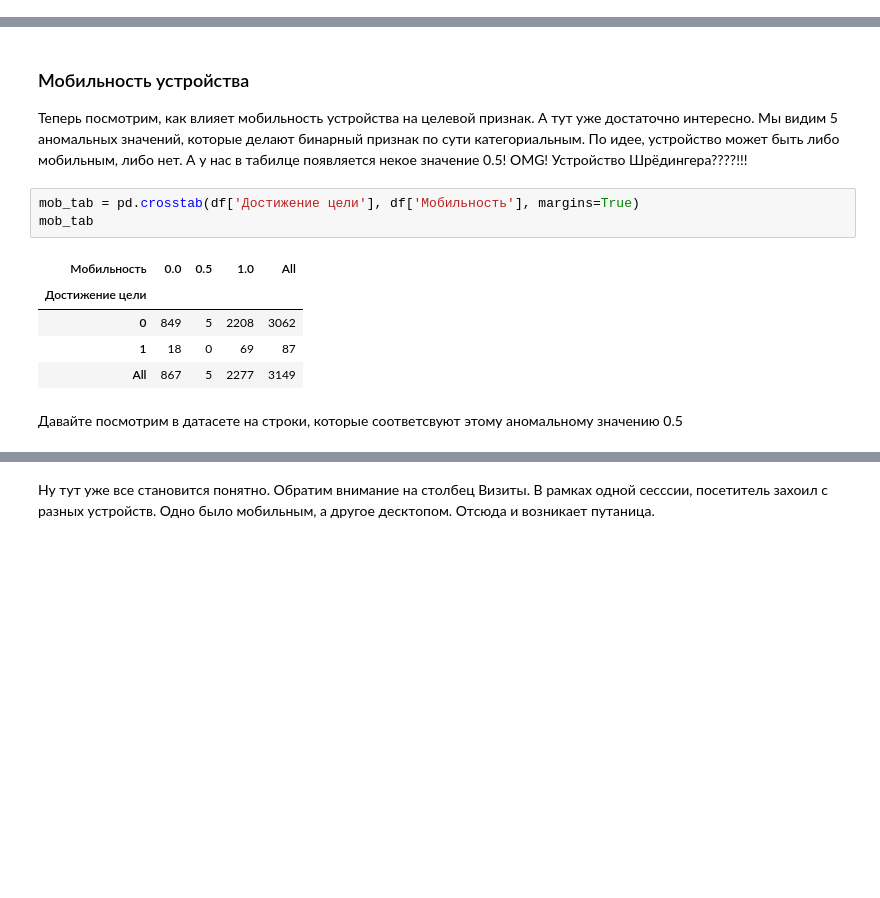
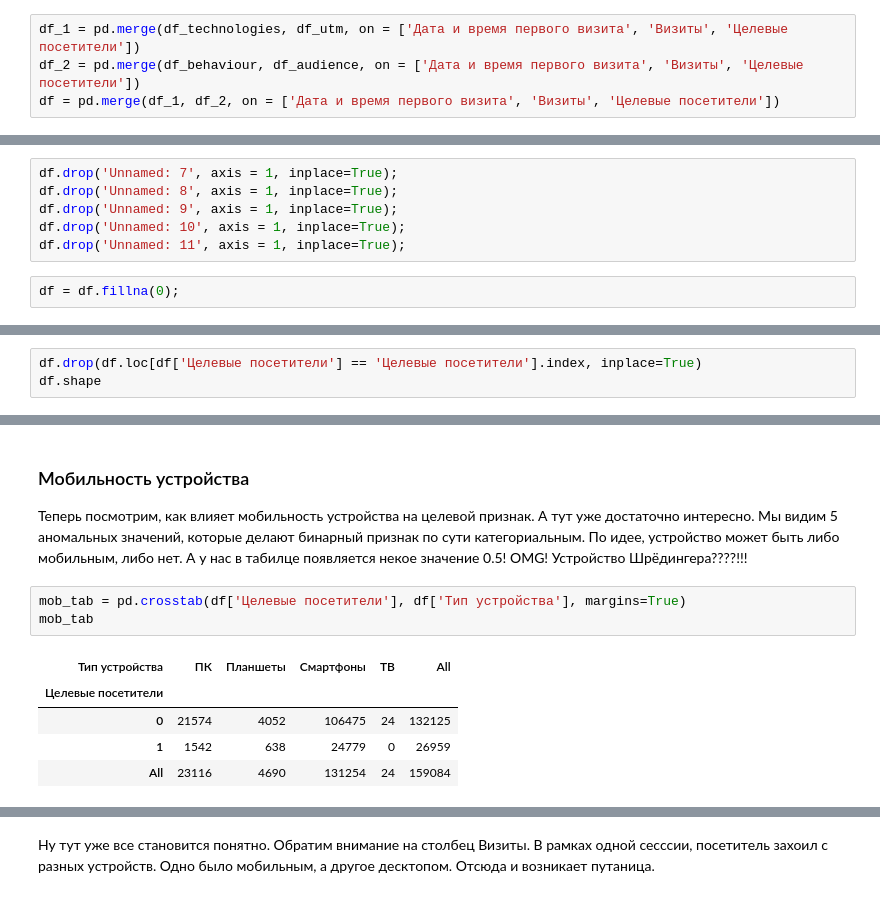
Before and after one commit to maxsaprykin/ind_project, a Jupyter notebook: Определение факторов, влияющих на выполнение целевого действия посетителем интернет-страницы.ipynb, the cells around one changed output, grey strips where cells are left out. Saved outputs shown, nothing was run; the diff lists cells and outputs as text; blank space fills up the shorter version.

```diff
--- a/Определение факторов, влияющих на выполнение целевого действия посетителем интернет-страницы.ipynb
+++ b/Определение факторов, влияющих на выполнение целевого действия посетителем интернет-страницы.ipynb
@@ -142,3 +156,7 @@ df = pd.read_excel('data/data.xlsx')
+# %%
+df_1 = pd.merge(df_technologies, df_utm, on = ['Дата и время первого визита', 'Визиты', 'Целевые посетители'])
+df_2 = pd.merge(df_behaviour, df_audience, on = ['Дата и время первого визита', 'Визиты', 'Целевые посетители'])
+df = pd.merge(df_1, df_2, on = ['Дата и время первого визита', 'Визиты', 'Целевые посетители'])
 # %%
 df.shape
 # %% [output]
@@ -179,0 +190,8 @@ memory usage: 566.3+ KB
+# %%
+df.drop('Unnamed: 7', axis = 1, inplace=True);
+df.drop('Unnamed: 8', axis = 1, inplace=True);
+df.drop('Unnamed: 9', axis = 1, inplace=True);
+df.drop('Unnamed: 10', axis = 1, inplace=True);
+df.drop('Unnamed: 11', axis = 1, inplace=True);
+# %%
+df = df.fillna(0);
@@ -194,0 +245,3 @@ Name: Достижение цели, dtype: int64
+# %%
+df.drop(df.loc[df['Целевые посетители'] == 'Целевые посетители'].index, inplace=True)
+df.shape
@@ -225,14 +315,12 @@ p.set_xticklabels(labels = df['Сегмент'], rotation=90);
 ### Мобильность устройства
 Теперь посмотрим, как влияет мобильность устройства на целевой признак. А тут уже достаточно интересно. Мы видим 5 аномальных значений, которые делают бинарный признак по сути категориальным. По идее, устройство может быть либо мобильным, либо нет. А у нас в табилце появляется некое значение 0.5! OMG! Устройство Шрёдингера????!!!
 # %%
-mob_tab = pd.crosstab(df['Достижение цели'], df['Мобильность'], margins=True)
+mob_tab = pd.crosstab(df['Целевые посетители'], df['Тип устройства'], margins=True)
 mob_tab
 # %% [output]
-| Мобильность | 0.0 | 0.5 | 1.0 | All |
-| Достижение цели |  |  |  |  |
-| 0 | 849 | 5 | 2208 | 3062 |
-| 1 | 18 | 0 | 69 | 87 |
-| All | 867 | 5 | 2277 | 3149 |
+| Тип устройства | ПК | Планшеты | Смартфоны | ТВ | All |
+| Целевые посетители |  |  |  |  |  |
+| 0 | 21574 | 4052 | 106475 | 24 | 132125 |
+| 1 | 1542 | 638 | 24779 | 0 | 26959 |
+| All | 23116 | 4690 | 131254 | 24 | 159084 |
-# %% [markdown]
-Давайте посмотрим в датасете на строки, которые соответсвуют этому аномальному значению 0.5
 # %%
```
Also changed, not shown: parts of 41 cells of this notebook, 22 other files.
